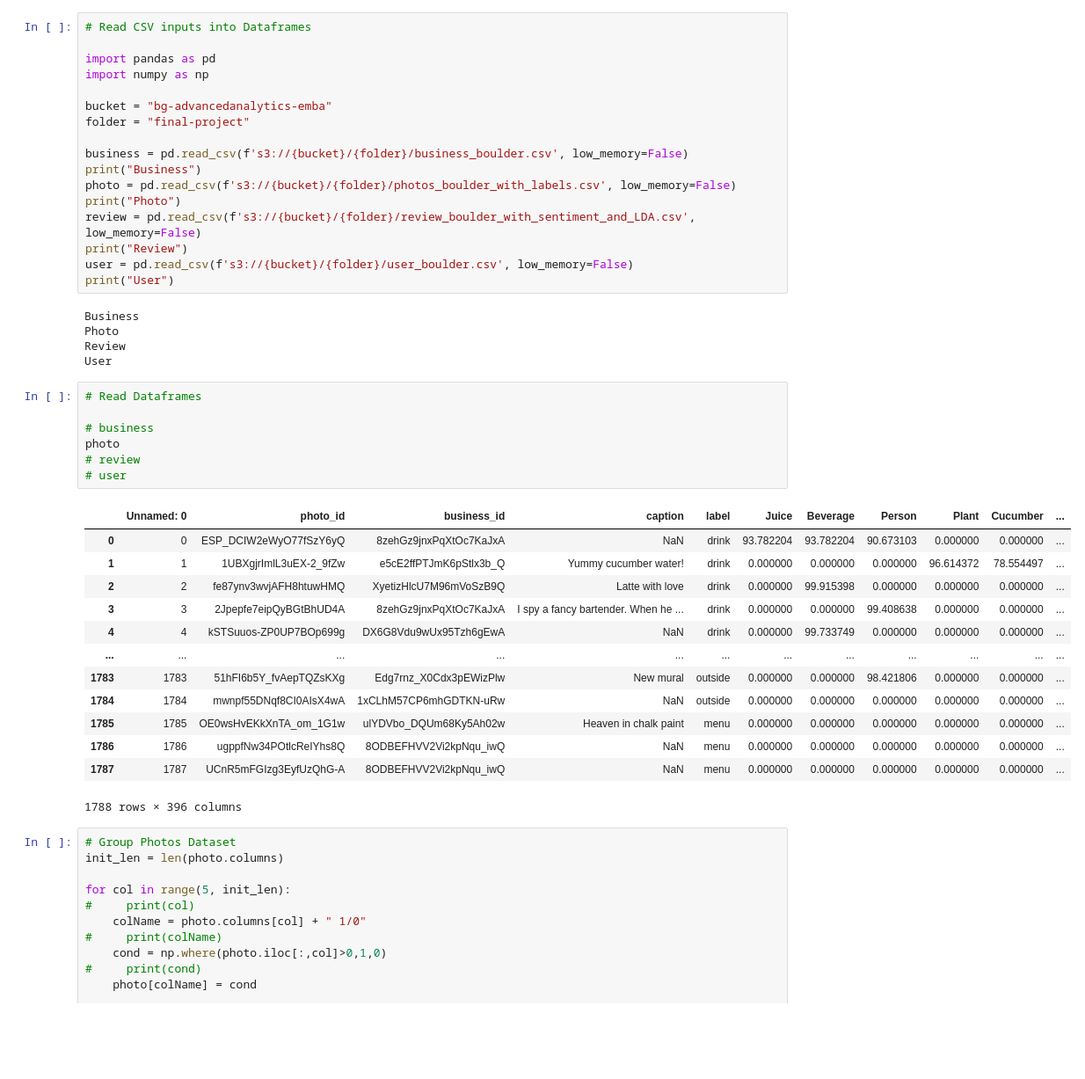
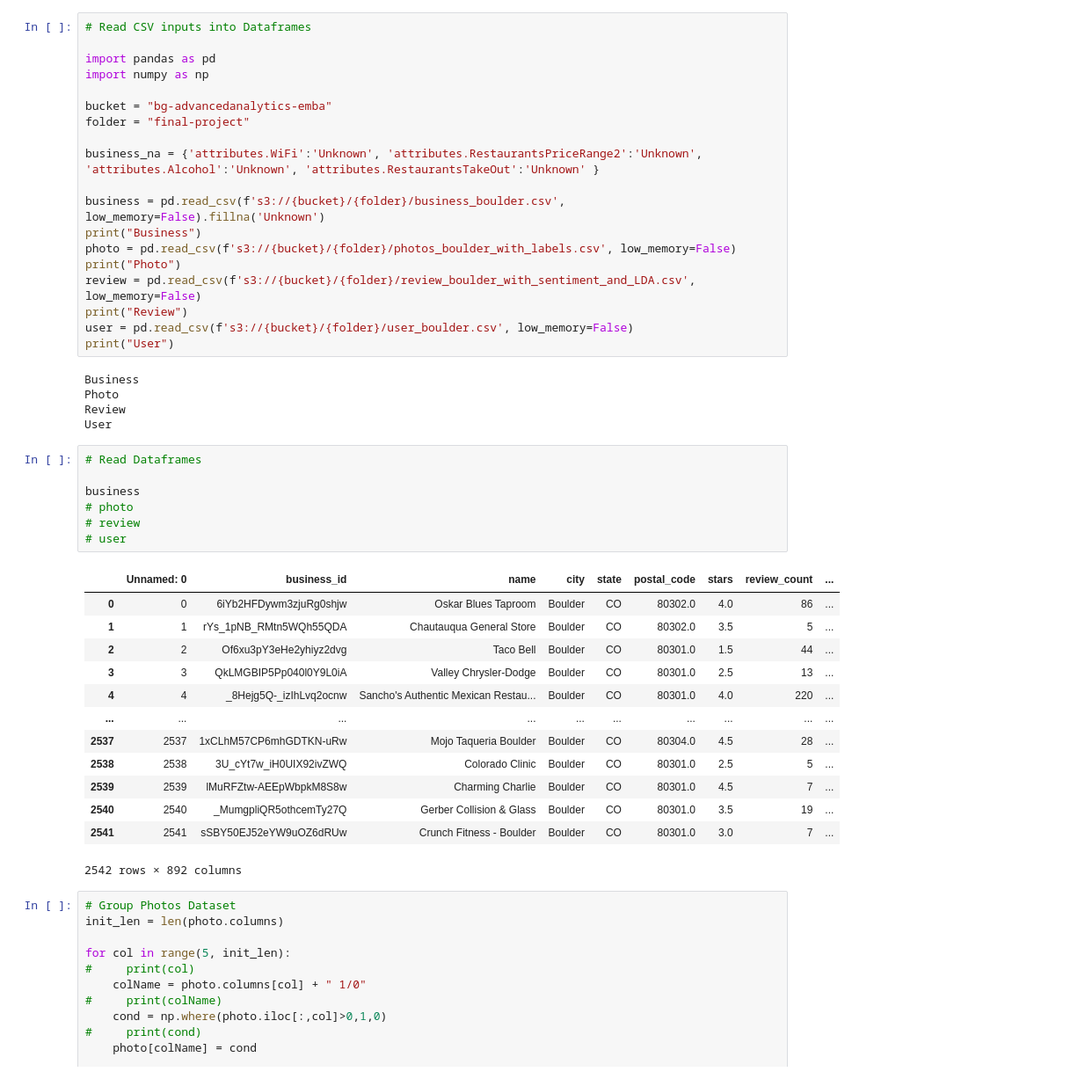
Before and after one commit to bgeilman/byu-advancedanalytics, a Jupyter notebook: 4 - Combine Dataframes.ipynb, the cells around one changed output. Shown at 88% size. Saved outputs shown, nothing was run; the diff lists cells and outputs as text; blank space fills up the shorter version.

```diff
--- a/4 - Combine Dataframes.ipynb
+++ b/4 - Combine Dataframes.ipynb
@@ -7,7 +7,9 @@ import numpy as np
 bucket = "bg-advancedanalytics-emba"
 folder = "final-project"
 
-business = pd.read_csv(f's3://{bucket}/{folder}/business_boulder.csv', low_memory=False)
+business_na = {'attributes.WiFi':'Unknown', 'attributes.RestaurantsPriceRange2':'Unknown', 'attributes.Alcohol':'Unknown', 'attributes.RestaurantsTakeOut':'Unknown' }
+
+business = pd.read_csv(f's3://{bucket}/{folder}/business_boulder.csv', low_memory=False).fillna('Unknown')
 print("Business")
 photo = pd.read_csv(f's3://{bucket}/{folder}/photos_boulder_with_labels.csv', low_memory=False)
 print("Photo")
@@ -23,24 +25,24 @@ User
 # %%
 # Read Dataframes
 
-# business
-photo
+business
+# photo
 # review
 # user
 # %% [output]
-|  | Unnamed: 0 | photo_id | business_id | caption | label | Juice | Beverage | Person | Plant | Cucumber | ... |
-| 0 | 0 | ESP_DCIW2eWyO77fSzY6yQ | 8zehGz9jnxPqXtOc7KaJxA | NaN | drink | 93.782204 | 93.782204 | 90.673103 | 0.000000 | 0.000000 | ... |
-| 1 | 1 | 1UBXgjrImlL3uEX-2_9fZw | e5cE2ffPTJmK6pStlx3b_Q | Yummy cucumber water! | drink | 0.000000 | 0.000000 | 0.000000 | 96.614372 | 78.554497 | ... |
-| 2 | 2 | fe87ynv3wvjAFH8htuwHMQ | XyetizHlcU7M96mVoSzB9Q | Latte with love | drink | 0.000000 | 99.915398 | 0.000000 | 0.000000 | 0.000000 | ... |
-| 3 | 3 | 2Jpepfe7eipQyBGtBhUD4A | 8zehGz9jnxPqXtOc7KaJxA | I spy a fancy bartender. When he ... | drink | 0.000000 | 0.000000 | 99.408638 | 0.000000 | 0.000000 | ... |
-| 4 | 4 | kSTSuuos-ZP0UP7BOp699g | DX6G8Vdu9wUx95Tzh6gEwA | NaN | drink | 0.000000 | 99.733749 | 0.000000 | 0.000000 | 0.000000 | ... |
-| ... | ... | ... | ... | ... | ... | ... | ... | ... | ... | ... | ... |
-| 1783 | 1783 | 51hFI6b5Y_fvAepTQZsKXg | Edg7rnz_X0Cdx3pEWizPlw | New mural | outside | 0.000000 | 0.000000 | 98.421806 | 0.000000 | 0.000000 | ... |
-| 1784 | 1784 | mwnpf55DNqf8CI0AIsX4wA | 1xCLhM57CP6mhGDTKN-uRw | NaN | outside | 0.000000 | 0.000000 | 0.000000 | 0.000000 | 0.000000 | ... |
-| 1785 | 1785 | OE0wsHvEKkXnTA_om_1G1w | ulYDVbo_DQUm68Ky5Ah02w | Heaven in chalk paint | menu | 0.000000 | 0.000000 | 0.000000 | 0.000000 | 0.000000 | ... |
-| 1786 | 1786 | ugppfNw34POtlcReIYhs8Q | 8ODBEFHVV2Vi2kpNqu_iwQ | NaN | menu | 0.000000 | 0.000000 | 0.000000 | 0.000000 | 0.000000 | ... |
-| 1787 | 1787 | UCnR5mFGIzg3EyfUzQhG-A | 8ODBEFHVV2Vi2kpNqu_iwQ | NaN | menu | 0.000000 | 0.000000 | 0.000000 | 0.000000 | 0.000000 | ... |
+|  | Unnamed: 0 | business_id | name | city | state | postal_code | stars | review_count | ... |
+| 0 | 0 | 6iYb2HFDywm3zjuRg0shjw | Oskar Blues Taproom | Boulder | CO | 80302.0 | 4.0 | 86 | ... |
+| 1 | 1 | rYs_1pNB_RMtn5WQh55QDA | Chautauqua General Store | Boulder | CO | 80302.0 | 3.5 | 5 | ... |
+| 2 | 2 | Of6xu3pY3eHe2yhiyz2dvg | Taco Bell | Boulder | CO | 80301.0 | 1.5 | 44 | ... |
+| 3 | 3 | QkLMGBIP5Pp040l0Y9L0iA | Valley Chrysler-Dodge | Boulder | CO | 80301.0 | 2.5 | 13 | ... |
+| 4 | 4 | _8Hejg5Q-_izIhLvq2ocnw | Sancho's Authentic Mexican Restau... | Boulder | CO | 80301.0 | 4.0 | 220 | ... |
+| ... | ... | ... | ... | ... | ... | ... | ... | ... | ... |
+| 2537 | 2537 | 1xCLhM57CP6mhGDTKN-uRw | Mojo Taqueria Boulder | Boulder | CO | 80304.0 | 4.5 | 28 | ... |
+| 2538 | 2538 | 3U_cYt7w_iH0UIX92ivZWQ | Colorado Clinic | Boulder | CO | 80301.0 | 2.5 | 5 | ... |
+| 2539 | 2539 | lMuRFZtw-AEEpWbpkM8S8w | Charming Charlie | Boulder | CO | 80301.0 | 4.5 | 7 | ... |
+| 2540 | 2540 | _MumgpliQR5othcemTy27Q | Gerber Collision & Glass | Boulder | CO | 80301.0 | 3.5 | 19 | ... |
+| 2541 | 2541 | sSBY50EJ52eYW9uOZ6dRUw | Crunch Fitness - Boulder | Boulder | CO | 80301.0 | 3.0 | 7 | ... |
-1788 rows × 396 columns
+2542 rows × 892 columns
 # %%
 # Group Photos Dataset
 init_len = len(photo.columns)
```
Also changed, not shown: parts of 1 cell of this notebook, 1 other file.
